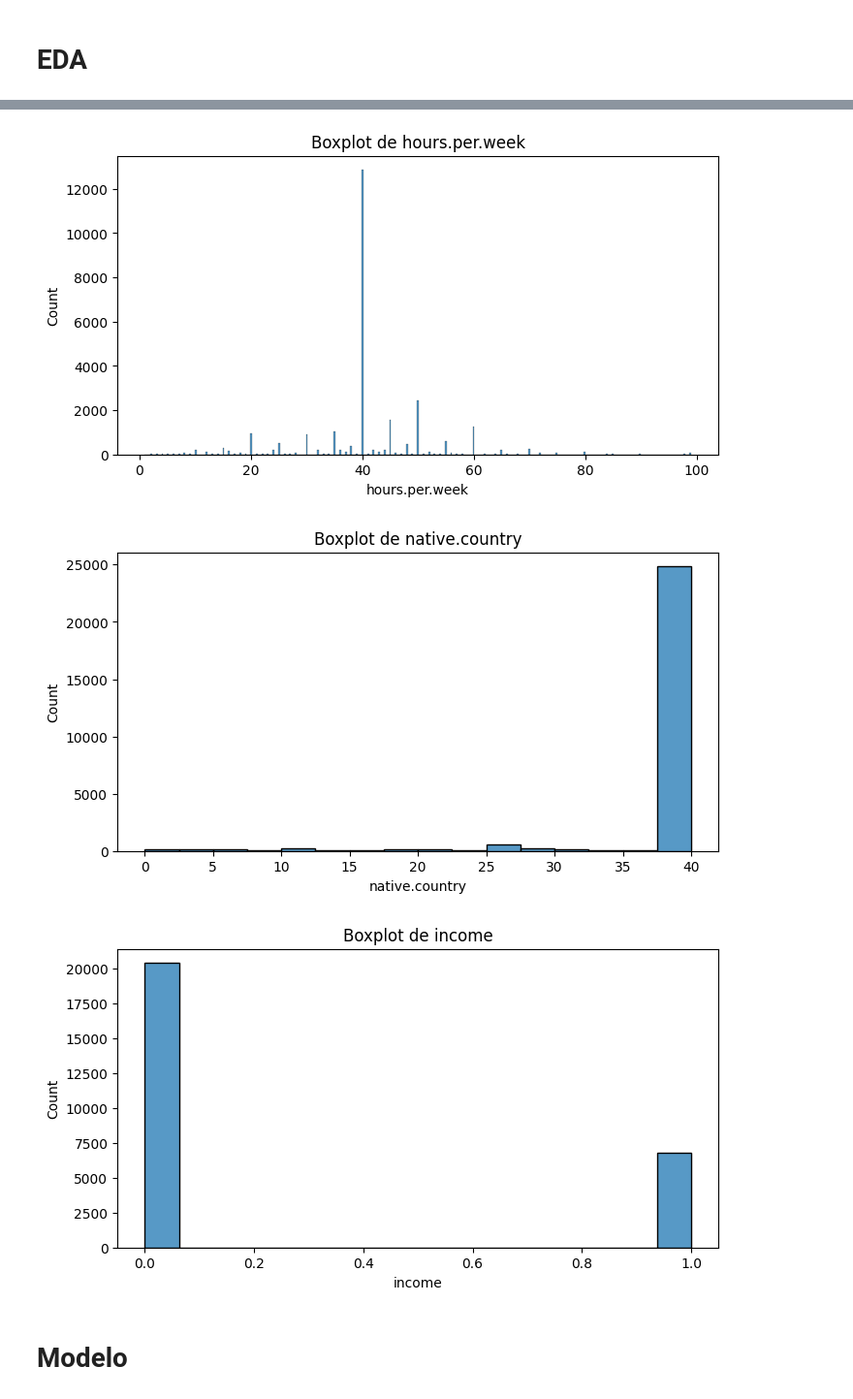
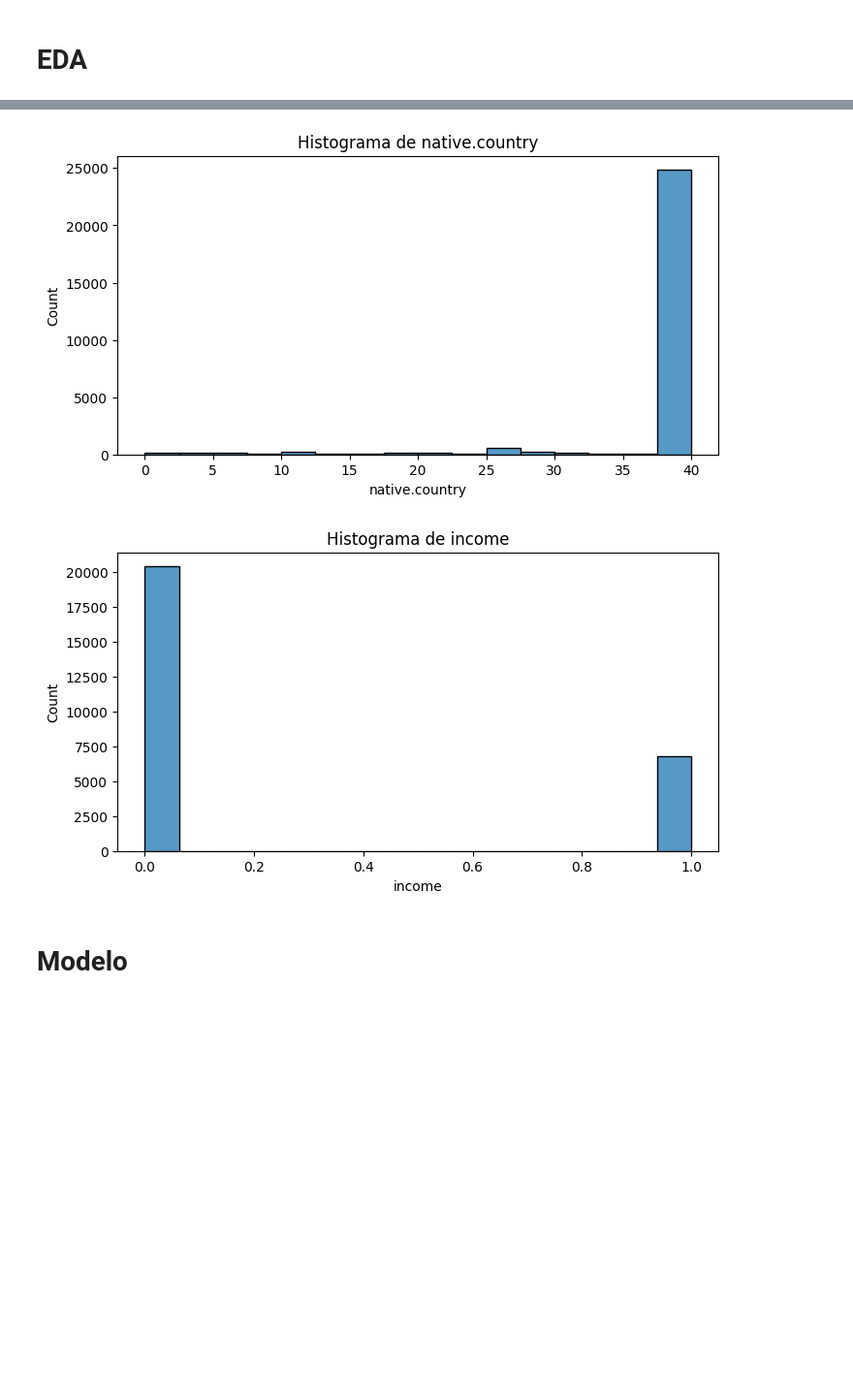
Before and after one commit to agarmir/nttdata-hackaton, a Jupyter notebook: Entrega.ipynb, the cells around one changed output, grey strips where cells are left out. Shown: that part at 97% size. Drawn from its saved outputs; the diff is of its cells as text; code cells hidden in the pictures; blank space fills up the shorter version.

```diff
--- a/Entrega.ipynb
+++ b/Entrega.ipynb
@@ -110,6 +110,8 @@ df=df.dropna()
 # %%
 df=df.drop(columns=['fnlwgt'], axis=1)
 df=df.drop(columns=['Unnamed: 0'], axis=1)
+df=df.drop(columns=['race'], axis=1)
+# df=df.drop(columns=['native.country'], axis=1)
 # %%
 df['income'] = df['income'].str.strip()  # Eliminar espacios en blanco alrededor
 df['income'] = df['income'].apply(lambda x: 1 if x == '>50K' else 0)
@@ -193,6 +196,6 @@ for col in df.columns:
 for col in df.columns:
     plt.figure(figsize=(8, 4))
     sns.histplot(x=df[col])
-    plt.title(f'Boxplot de {col}')
+    plt.title(f'Histograma de {col}')
     plt.show()
 # %% [output]
@@ -210,6 +213,5 @@ for col in df.columns:
-[figure, old version]
+[figure, new version]
-[figure, old version]
+[figure, new version]
-[figure, removed]
 # %% [markdown]
 # Modelo
 # %%
```
Also changed, not shown: parts of 17 cells of this notebook.
